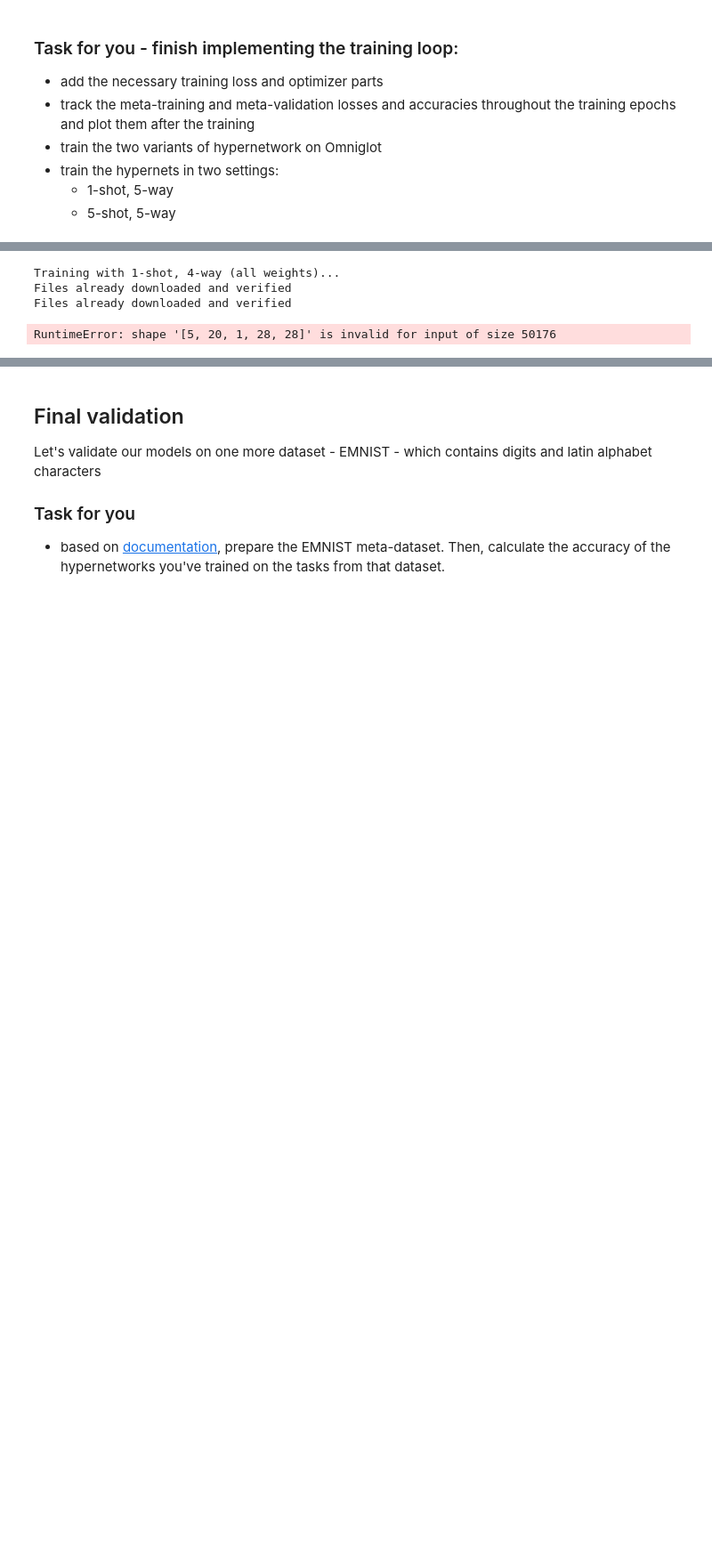
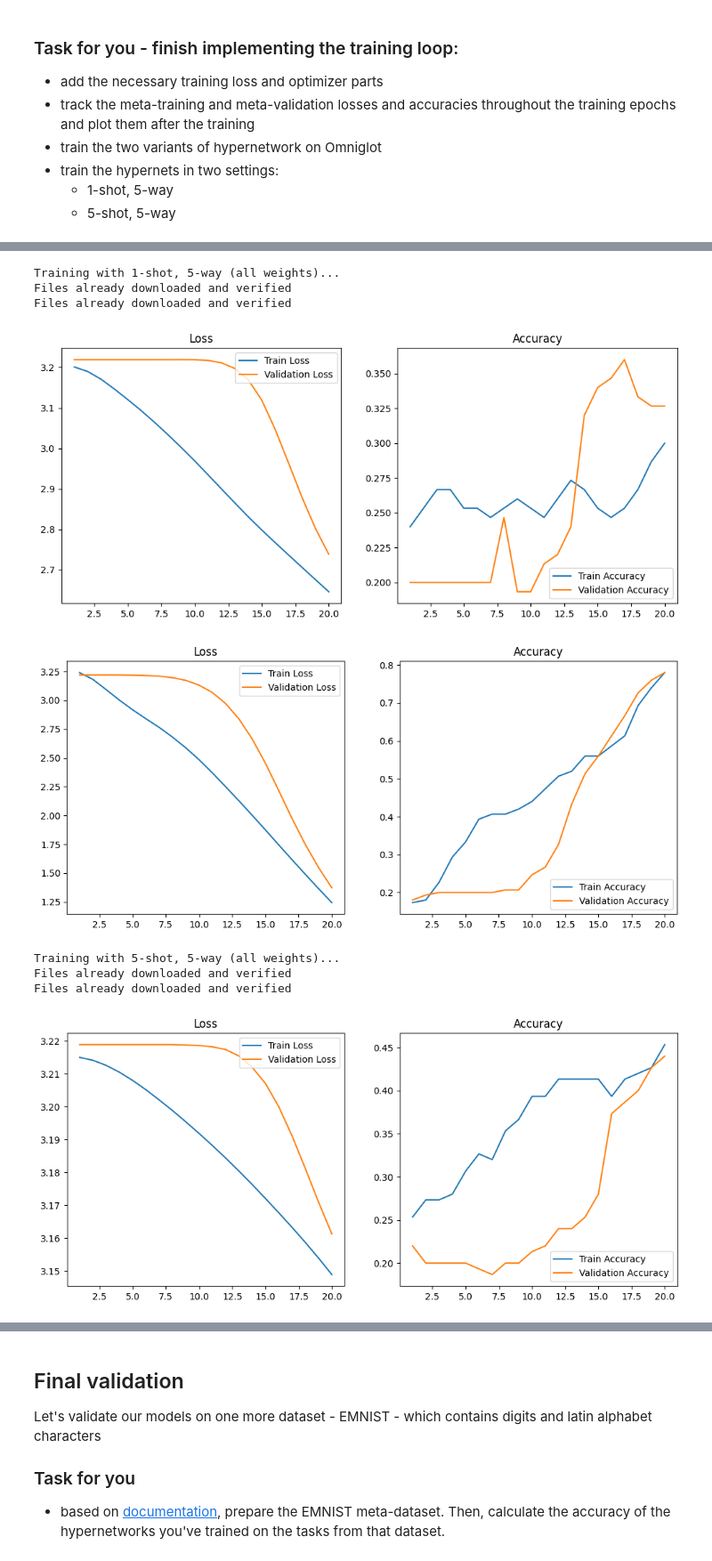
Before and after one commit to Nauteirius/wzum-24, a Jupyter notebook: lab8_few_shot.ipynb, the cells around one changed output, grey strips where cells are left out. Shown at 89% size. Cells and saved outputs as stored; diff of their text form; code cells hidden in the pictures; blank space fills up the shorter version.

```diff
--- a/lab8_few_shot.ipynb
+++ b/lab8_few_shot.ipynb
@@ -351,34 +356,36 @@ weight exists
 # %%
 # initialize and train the hypernetwork
 # Set device
 
 from torch import optim
 # Training settings
-shots_list = [1, 5]
+criterion = nn.CrossEntropyLoss()
+shots_list = [1,5]
 queries = 15
-ways = 4
+ways = 5
 # Train the hypernets in the specified settings
 for shots in shots_list:
     print(f"\nTraining with {shots}-shot, {ways}-way (all weights)...")
     tasksets = l2l.vision.benchmarks.get_tasksets(
         'omniglot',
         train_ways=ways,
         train_samples=shots + queries,
         test_ways=ways,
         test_samples=shots + queries,
-        num_tasks=20000,
+        num_tasks=2, # it was training very slow
         root='~/data',
     )
-    hypernet_all_weights = Hypernet(n_shot=shots, n_way=ways, hidden_size=64, weights_per_class=False).to(device)
-    optimizer = optim.Adam(hypernet_all_weights.parameters(), lr=0.001)
-    train_hypernet(hypernet_all_weights, tasksets, optimizer, num_epochs=20)
-
-    print(f"\nTraining with {shots}-shot, {ways}-way (weights per class)...")
-    hypernet_weights_per_class = Hypernet(n_shot=shots, n_way=ways, hidden_size=64, weights_per_class=True).to(device)
-    optimizer = optim.Adam(hypernet_weights_per_class.parameters(), lr=0.001)
-    train_hypernet(hypernet_weights_per_class, tasksets, optimizer, num_epochs=20)
+    for wpc in [True, False]:
+        hypernet = Hypernet(shots, ways, weights_per_class=wpc)
+        optimizer = torch.optim.SGD(hypernet.parameters(), lr=0.001, momentum=0.9)
+        train_hypernet(hypernet, tasksets, optimizer, criterion, n_shot=shots)
 # %% [output]
-Training with 1-shot, 4-way (all weights)...
+Training with 1-shot, 5-way (all weights)...
 Files already downloaded and verified
 Files already downloaded and verified
+[figure, added]
+[figure, added]
-RuntimeError: shape '[5, 20, 1, 28, 28]' is invalid for input of size 50176
+Training with 5-shot, 5-way (all weights)...
+Files already downloaded and verified
+Files already downloaded and verified
+[figure, added]
```
Also changed, not shown: parts of 13 cells of this notebook.
